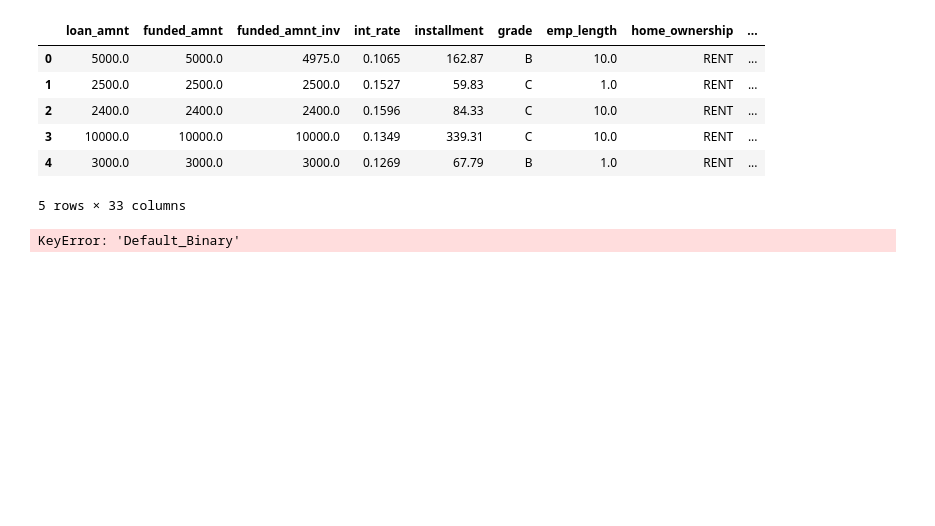
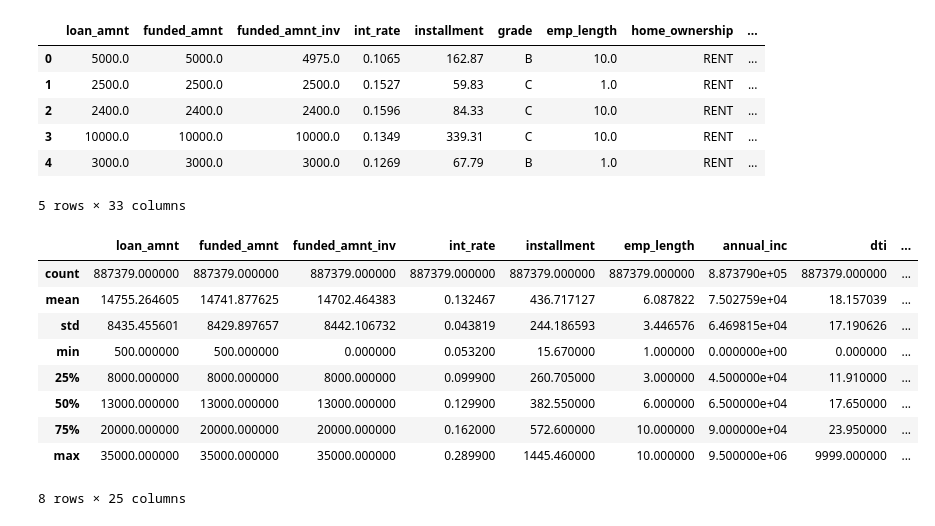
Before and after one commit to sanjogh777/Project1, a Jupyter notebook: Data Wrangling/Data_Wrangling.ipynb, the cells around one changed output. Cells and saved outputs as stored; diff of their text form; code cells hidden in the pictures; blank space fills up the shorter version.

```diff
--- a/Data Wrangling/Data_Wrangling.ipynb
+++ b/Data Wrangling/Data_Wrangling.ipynb
@@ -342,7 +343,18 @@ loan3.head()
 | 3 | 10000.0 | 10000.0 | 10000.0 | 0.1349 | 339.31 | C | 10.0 | RENT | ... |
 | 4 | 3000.0 | 3000.0 | 3000.0 | 0.1269 | 67.79 | B | 1.0 | RENT | ... |
 5 rows × 33 columns
-# %%
-loan1[loan1['verification_status']['Default_Binary']==0]
-# %% [output]
-KeyError: 'Default_Binary'
+# %%
+loan3.drop('verification_status', axis=1, inplace=True)
+# %%
+loan3.describe()
+# %% [output]
+|  | loan_amnt | funded_amnt | funded_amnt_inv | int_rate | installment | emp_length | annual_inc | dti | ... |
+| count | 887379.000000 | 887379.000000 | 887379.000000 | 887379.000000 | 887379.000000 | 887379.000000 | 8.873790e+05 | 887379.000000 | ... |
+| mean | 14755.264605 | 14741.877625 | 14702.464383 | 0.132467 | 436.717127 | 6.087822 | 7.502759e+04 | 18.157039 | ... |
+| std | 8435.455601 | 8429.897657 | 8442.106732 | 0.043819 | 244.186593 | 3.446576 | 6.469815e+04 | 17.190626 | ... |
+| min | 500.000000 | 500.000000 | 0.000000 | 0.053200 | 15.670000 | 1.000000 | 0.000000e+00 | 0.000000 | ... |
+| 25% | 8000.000000 | 8000.000000 | 8000.000000 | 0.099900 | 260.705000 | 3.000000 | 4.500000e+04 | 11.910000 | ... |
+| 50% | 13000.000000 | 13000.000000 | 13000.000000 | 0.129900 | 382.550000 | 6.000000 | 6.500000e+04 | 17.650000 | ... |
+| 75% | 20000.000000 | 20000.000000 | 20000.000000 | 0.162000 | 572.600000 | 10.000000 | 9.000000e+04 | 23.950000 | ... |
+| max | 35000.000000 | 35000.000000 | 35000.000000 | 0.289900 | 1445.460000 | 10.000000 | 9.500000e+06 | 9999.000000 | ... |
+8 rows × 25 columns
```
Also changed, not shown: parts of 5 cells of this notebook.
